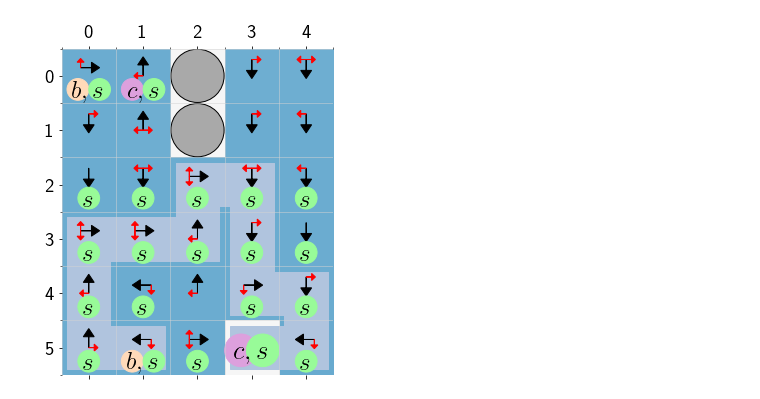
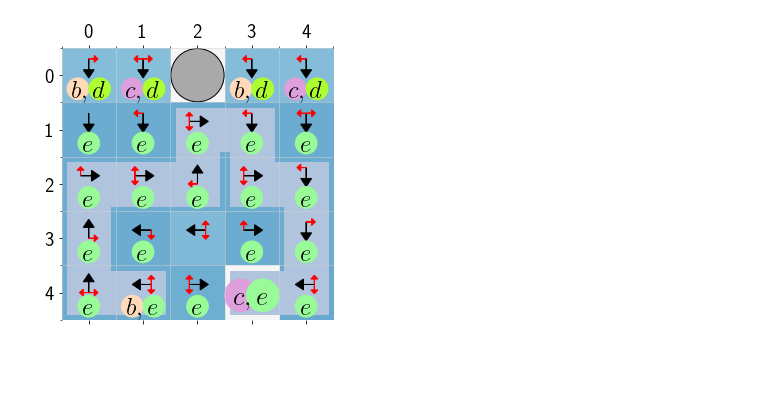
Before and after one commit to ICRA-2020/csrl, a Jupyter notebook: Robust Controller.ipynb, the cells around one changed output. Drawn from its saved outputs; the diff is of its cells as text; code cells hidden in the pictures; blank space fills up the shorter version.

```diff
--- a/Robust Controller.ipynb
+++ b/Robust Controller.ipynb
@@ -79,5 +66,13 @@ interactive(children=(IntSlider(value=0, description='i', max=0), IntSlider(valu
 # %%
 policy = np.argmax(np.min(Q,axis=-1),axis=-1)
 policy_ = np.take_along_axis(np.argmin(Q,axis=-1),np.expand_dims(policy,axis=-1),axis=-1).reshape(policy.shape)
+
+_value = np.copy(value)
+_policy = np.copy(policy)
+_value[:] = np.max(value,axis=0)
+_policy[:] = np.argmax(value,axis=0)
+
+ind = (csrl.discountC*_value) > value
+policy[ind] = _policy[ind] + len(csrl.mdp.A)
 csrl.plot(value=value,policy=policy,policy_=policy_)
 # %% [output]
@@ -105,20 +100,20 @@ csrl.plot(value=value,policy=policy,policy_=policy_,iq=(0,0),path=path,hidden=hi
 # %%
 path = {
-    (5,1) : 'l',
-    (5,0) : 'ru',
-    (4,0) : 'du',
-    (3,0) : 'dr',
-    (3,1) : 'lr',
-    (3,2) : 'lu',
-    (2,2) : 'dr',
-    (2,3) : 'ld',
-    (3,3) : 'ud',
-    (4,3) : 'ur',
-    (4,4) : 'ld',
-    (5,4) : 'ul',
-    (5,3) : 'r'
+    (4,1) : 'l',
+    (4,0) : 'ru',
+    (3,0) : 'du',
+    (2,0) : 'dr',
+    (2,1) : 'lr',
+    (2,2) : 'lu',
+    (1,2) : 'dr',
+    (1,3) : 'ld',
+    (2,3) : 'ur',
+    (2,4) : 'ld',
+    (3,4) : 'ud',
+    (4,4) : 'ul',
+    (4,3) : 'r'
 }
-hidden=[(5,3)]
-csrl.plot(value=value,policy=policy,policy_=policy_,iq=(0,1),path=path,hidden=hidden)
+hidden=[(4,3)]
+csrl.plot(value=value,policy=policy,policy_=policy_,iq=(1,2),path=path,hidden=hidden,save='robust_controller_b_to_c.pdf')
 # %% [output]
-[figure, old version]
+[figure, new version]
```
Also changed, not shown: parts of 7 cells of this notebook, 5 other files.
